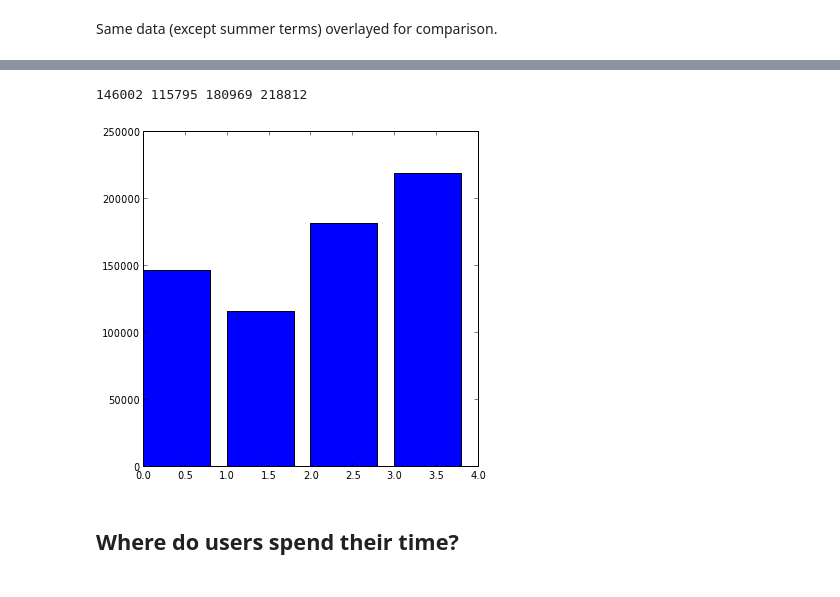
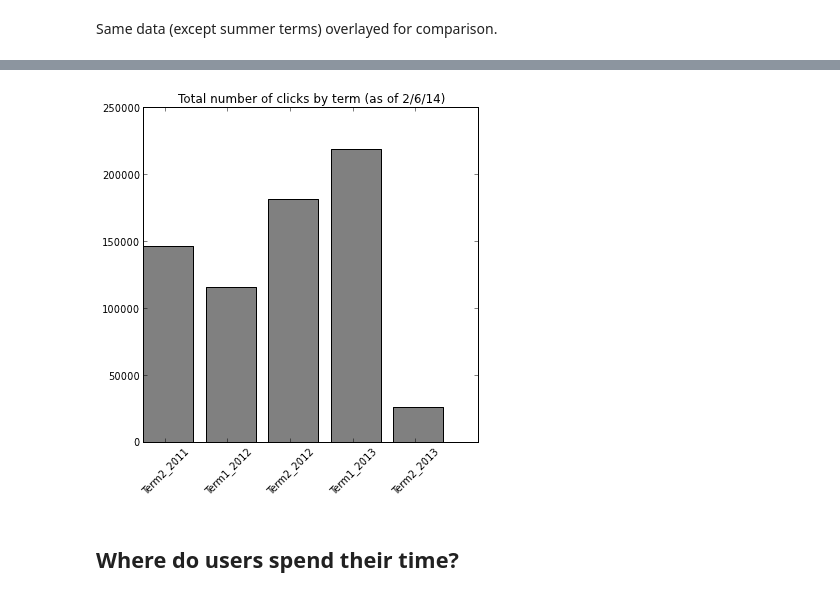
Before and after one commit to MathEducationResources/google-analytics, a Jupyter notebook: mer_py_google_analytics.ipynb, the cells around one changed output, grey strips where cells are left out. Saved outputs shown, nothing was run; the diff lists cells and outputs as text; code cells hidden in the pictures.

```diff
--- a/mer_py_google_analytics.ipynb
+++ b/mer_py_google_analytics.ipynb
@@ -62,10 +68,17 @@ plot_clicks(clicks_W13)
-# %%
-plt.figure(figsize(6,6))
-plt.bar([0,1,2,3],[sum(clicks_W12),sum(clicks_F12),sum(clicks_W13),sum(clicks_F13)])
-print sum(clicks_W12),sum(clicks_F12),sum(clicks_W13),sum(clicks_F13)
-# %% [output]
-146002 115795 180969 218812
-[figure, removed]
+# %%
+fig = plt.figure(figsize(6,6))
+ax = fig.add_subplot(111)
+plt.bar(np.arange(5),[sum(Term2_2011),sum(Term1_2012),sum(Term2_2012),sum(Term1_2013),sum(Term2_2013)], color='grey')
+xTickMarks = ['Term2_2011','Term1_2012','Term2_2012','Term1_2013','Term2_2013']
+ind = np.arange(6)
+ax.set_xticks(ind+0.35)
+xtickNames = ax.set_xticklabels(xTickMarks)
+plt.setp(xtickNames, rotation=45, fontsize=10)
+plt.title('Total number of clicks by term (as of ' + str(date_clicks[-1]) + ')')
+plt.savefig('total_number_of_clicks_bar.png')
+plt.show()
+# %% [output]
+[figure, added]
 # %% [markdown]
 ## Where do users spend their time?
 # %% [markdown]
```
Also changed, not shown: parts of 5 cells of this notebook.
